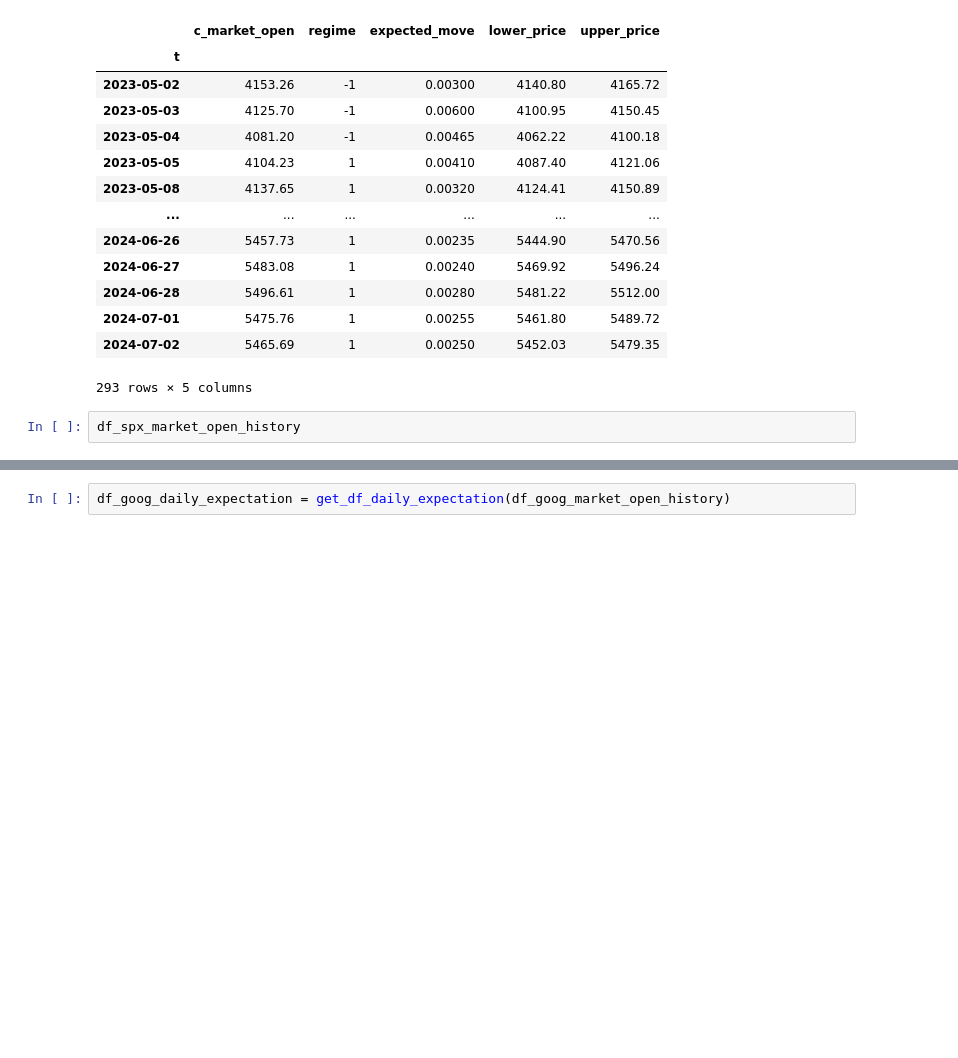
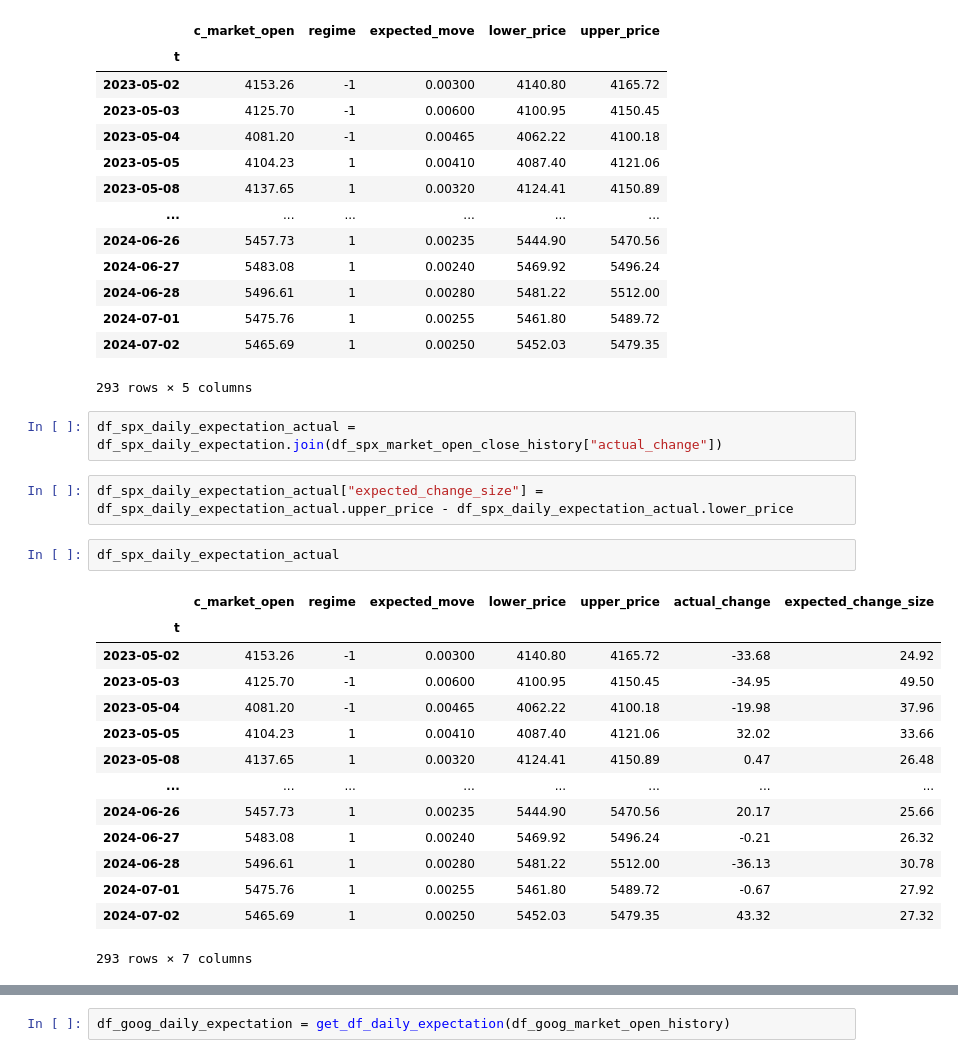
Before and after one commit to sculd/volatility_trading, a Jupyter notebook: sandbox_options.ipynb, the cells around one changed output, grey strips where cells are left out. Saved outputs shown, nothing was run; the diff lists cells and outputs as text; blank space fills up the shorter version.

```diff
--- a/sandbox_options.ipynb
+++ b/sandbox_options.ipynb
@@ -307,5 +302,24 @@ df_spx_daily_expectation
 | 2024-07-01 | 5475.76 | 1 | 0.00255 | 5461.80 | 5489.72 |
 | 2024-07-02 | 5465.69 | 1 | 0.00250 | 5452.03 | 5479.35 |
 293 rows × 5 columns
-# %%
-df_spx_market_open_history
+# %%
+df_spx_daily_expectation_actual = df_spx_daily_expectation.join(df_spx_market_open_close_history["actual_change"])
+# %%
+df_spx_daily_expectation_actual["expected_change_size"] = df_spx_daily_expectation_actual.upper_price - df_spx_daily_expectation_actual.lower_price
+# %%
+df_spx_daily_expectation_actual
+# %% [output]
+|  | c_market_open | regime | expected_move | lower_price | upper_price | actual_change | expected_change_size |
+| t |  |  |  |  |  |  |  |
+| 2023-05-02 | 4153.26 | -1 | 0.00300 | 4140.80 | 4165.72 | -33.68 | 24.92 |
+| 2023-05-03 | 4125.70 | -1 | 0.00600 | 4100.95 | 4150.45 | -34.95 | 49.50 |
+| 2023-05-04 | 4081.20 | -1 | 0.00465 | 4062.22 | 4100.18 | -19.98 | 37.96 |
+| 2023-05-05 | 4104.23 | 1 | 0.00410 | 4087.40 | 4121.06 | 32.02 | 33.66 |
+| 2023-05-08 | 4137.65 | 1 | 0.00320 | 4124.41 | 4150.89 | 0.47 | 26.48 |
+| ... | ... | ... | ... | ... | ... | ... | ... |
+| 2024-06-26 | 5457.73 | 1 | 0.00235 | 5444.90 | 5470.56 | 20.17 | 25.66 |
+| 2024-06-27 | 5483.08 | 1 | 0.00240 | 5469.92 | 5496.24 | -0.21 | 26.32 |
+| 2024-06-28 | 5496.61 | 1 | 0.00280 | 5481.22 | 5512.00 | -36.13 | 30.78 |
+| 2024-07-01 | 5475.76 | 1 | 0.00255 | 5461.80 | 5489.72 | -0.67 | 27.92 |
+| 2024-07-02 | 5465.69 | 1 | 0.00250 | 5452.03 | 5479.35 | 43.32 | 27.32 |
+293 rows × 7 columns
```
Also changed, not shown: parts of 13 cells of this notebook.
